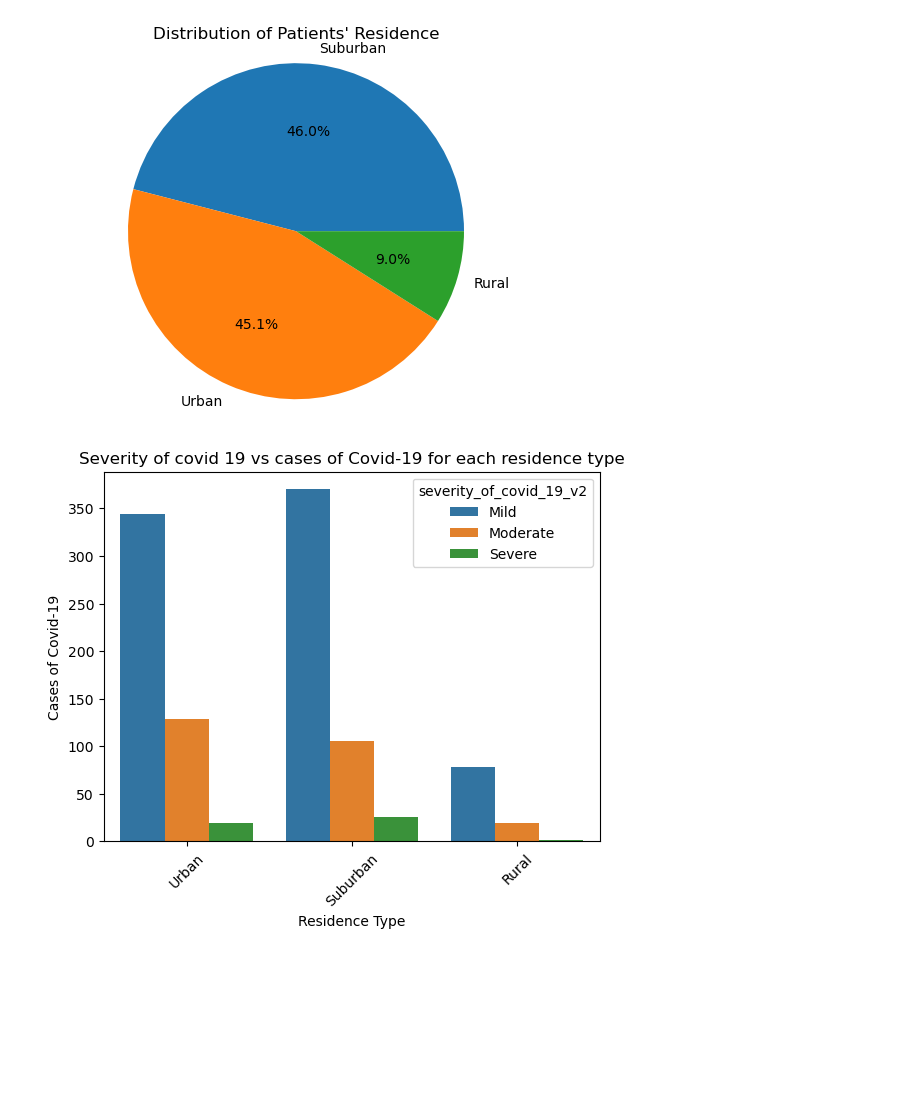
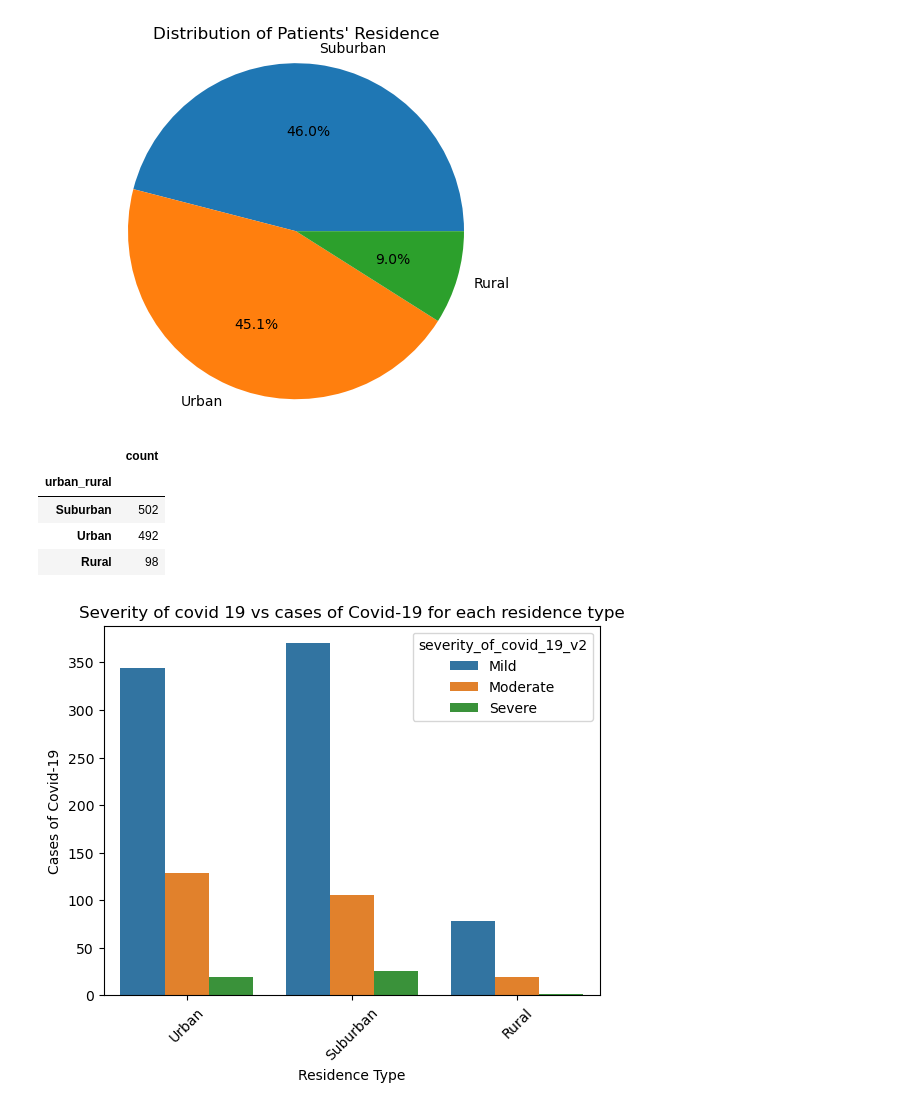
Before and after one commit to HSaleem352/Bootcamp-Project1, a Jupyter notebook: HS_project1_script.ipynb, the cells around one changed output. Cells and saved outputs as stored; diff of their text form; code cells hidden in the pictures; blank space fills up the shorter version.

```diff
--- a/HS_project1_script.ipynb
+++ b/HS_project1_script.ipynb
@@ -65,6 +65,50 @@ plt.title("Distribution of Patients' Residence")
 plt.show()
 # %% [output]
 [figure]
+# %%
+# Statistical Analysis
+# Create the df with analysis
+
+# urban_stats = pd.DataFrame(US_residence_df_clean[US_residence_df_clean['urban_rural'] == 'Urban']['severity_of_covid_19_v2']).value_counts()
+# suburban_stats = pd.DataFrame(US_residence_df_clean[US_residence_df_clean['urban_rural'] == 'Suburban']['severity_of_covid_19_v2']).value_counts()
+# rural_stats = pd.DataFrame(US_residence_df_clean[US_residence_df_clean['urban_rural'] == 'Rural']['severity_of_covid_19_v2']).value_counts()
+
+# statistical_df = pd.DataFrame(
+#     {
+#     'urban': urban_stats,
+#     'suburban': suburban_stats,
+#     'rural': rural_stats
+# }
+# )
+# print(statistical_df)
+
+residence_counts_df = pd.DataFrame(US_residence_df_clean['urban_rural'].value_counts())
+residence_counts_df
+
+# data = {'urban_rural': ['Suburban', 'Urban', 'Rural'],
+#         'count': [502, 492, 98]}
+
+# df = pd.DataFrame(data)
+
+# # Print the original DataFrame
+# print("Original DataFrame:")
+# print(df)
+
+# # Perform Chi-Square test
+# chi2, p, dof, expected = chi2_contingency(pd.crosstab(df['urban_rural'], df['count']))
+
+# # Print the results
+# print("\nChi-Square Statistic:", chi2)
+# print("P-value:", p)
+# print("Degrees of Freedom:", dof)
+# print("\nExpected Frequencies Table:")
+# print(pd.DataFrame(expected, columns=df['urban_rural'].unique(), index=['count']))
+# %% [output]
+|  | count |
+| urban_rural |  |
+| Suburban | 502 |
+| Urban | 492 |
+| Rural | 98 |
 # %%
 # Severity of Covid vs the type of residence
 
```
